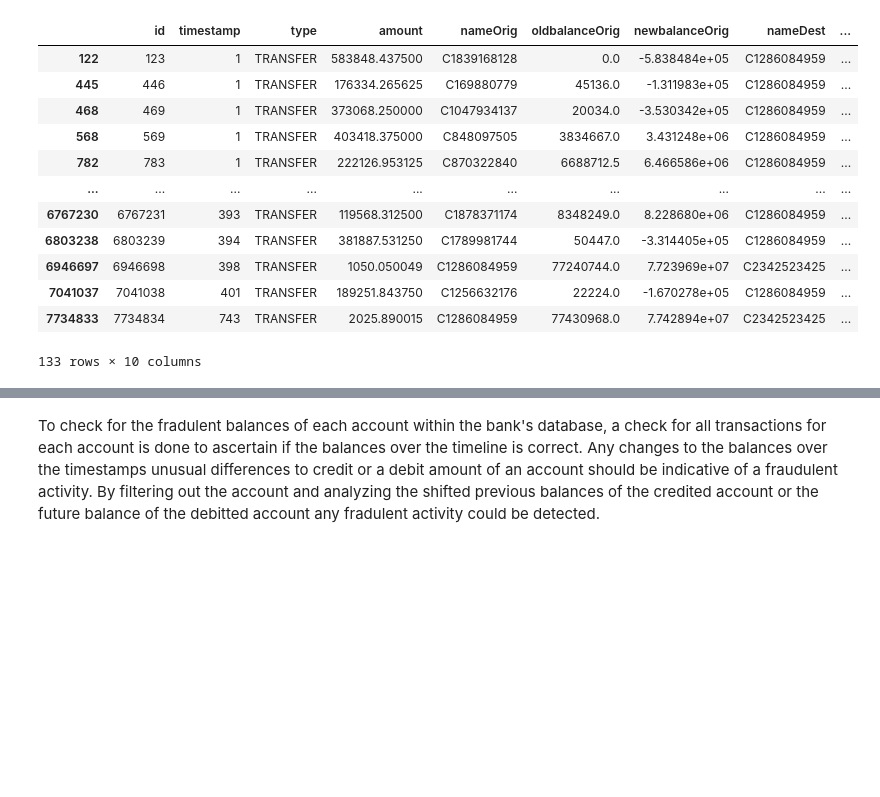
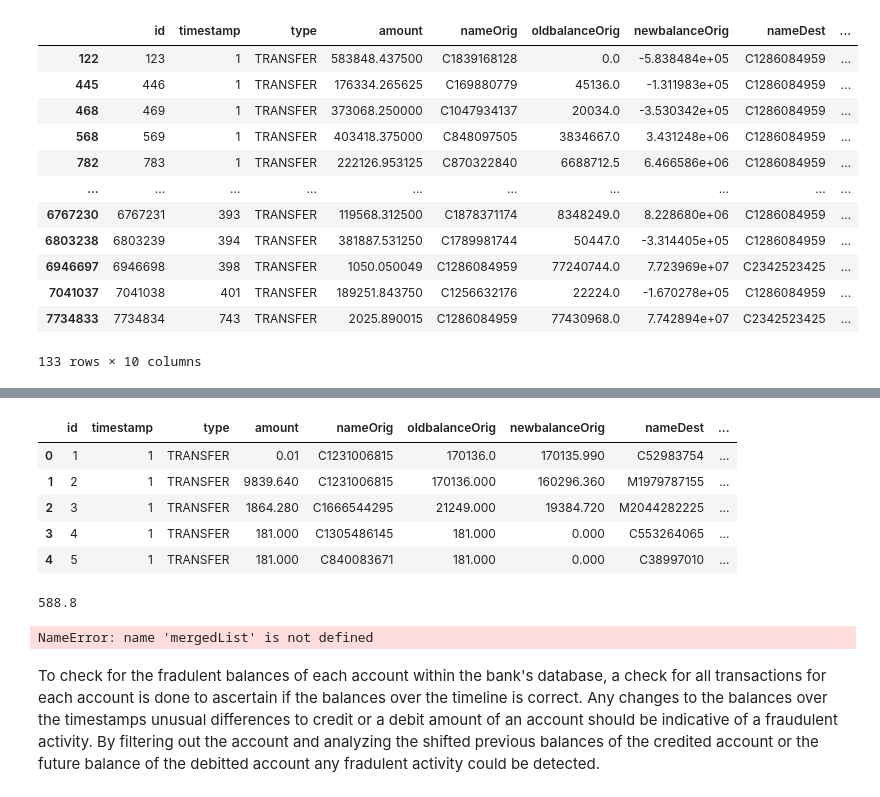
Before and after one commit to eboateng/FoDA, a Jupyter notebook: Assignment 1/Assignment1_group2.ipynb, the cells around one changed output, grey strips where cells are left out. Cells and saved outputs as stored; diff of their text form; code cells hidden in the pictures; blank space fills up the shorter version.

```diff
--- a/Assignment 1/Assignment1_group2.ipynb
+++ b/Assignment 1/Assignment1_group2.ipynb
@@ -583,26 +583,6 @@ if len(list_check) == 0:
     print('All accounts have transfer to C52983754')
 # %% [output]
 All accounts have transfer to C52983754
-# %%
-#df['s_oldbalanceOrig'] = df['oldbalanceOrig'].shift(-1)
-#df['s_newbalanceOrig'] = df['newbalanceOrig'].shift(-1)
-
-ls = []
-n = 0
-
-
-for accounts in origAcc:
-    acc = df.loc[(df['nameOrig'] == accounts) | (df['nameDest'] == accounts)]
-    #for a in acc.itertuples(index=True):
-    #    break
-        #print(a.id)
-        #if a.index:
-        #    print("ff")
-        #acc = df.loc[(df['nameOrig'] == accounts)]
-    if n == 300:
-        break
-    else:
-        n += 1
 # %%
 df.loc[(df['nameOrig'] == 'C1286084959')| (df['nameDest'] == 'C1286084959')]
 # %% [output]
@@ -634,0 +638,26 @@ acc.head()
+# %%
+Account = df.loc[(df['nameDest'] == name) | (df['nameOrig'] == name)]
+Account = Account.reset_index(drop=True) # reset the index
+if len(Account.index)>1:        #Check if length is sufficient enough to shift
+    for n in range(len(Account.index)):
+        if name not in fr:
+            if (Account.loc[n,'nameDest']== name and Account.loc[n+1,'nameDest']== name):
+                print(Account.loc[n, "nameDest"])
+                if abs(Account.loc[n+1,'oldbalanceDest'] - Account.loc[n,'newbalanceDest']) > 0.1:
+                    fr.append(name)
+            elif(Account.loc[n,'nameDest']== name and Account.loc[n+1,'nameOrig']== name):
+                if abs(Account.loc[n,'newbalanceDest'] - Account.loc[n+1,'oldbalanceOrig']) > 0.1:
+                    fr.append(name)
+            elif(Account.loc[n,'nameOrig']== name and Account.loc[n+1,'nameOrig']== name):
+                if abs(Account.loc[n,'newbalanceOrig'] - Account.loc[n+1,'oldbalanceOrig']) > 0.1:
+                    fr.append(name)
+            else:
+                if abs(Account.loc[n,'oldbalanceOrig'] - Account.loc[n+1,'newbalanceDest']) > 0.1:
+                    fr.append(name)
+# %% [output]
+|  | id | timestamp | type | amount | nameOrig | oldbalanceOrig | newbalanceOrig | nameDest | ... |
+| 0 | 1 | 1 | TRANSFER | 0.01 | C1231006815 | 170136.0 | 170135.990 | C52983754 | ... |
+| 1 | 2 | 1 | TRANSFER | 9839.640 | C1231006815 | 170136.000 | 160296.360 | M1979787155 | ... |
+| 2 | 3 | 1 | TRANSFER | 1864.280 | C1666544295 | 21249.000 | 19384.720 | M2044282225 | ... |
+| 3 | 4 | 1 | TRANSFER | 181.000 | C1305486145 | 181.000 | 0.000 | C553264065 | ... |
+| 4 | 5 | 1 | TRANSFER | 181.000 | C840083671 | 181.000 | 0.000 | C38997010 | ... |
@@ -635,3 +703,11 @@ acc.head()
+# %%
+abs(df.loc[226363,'oldbalanceDest'] - df.loc[426361,'oldbalanceDest'])   #== 'C2342523425'#)C2342523425
+# %% [output]
+588.8
+# %%
+del mergedList
+# %% [output]
+NameError: name 'mergedList' is not defined
 # %% [markdown]
 To check for the fradulent balances of each account within the bank's database, a check for all transactions for each account is done to ascertain if the balances over the timeline is correct. Any changes to the balances over the timestamps unusual differences to credit or a debit amount of an account should be indicative of a fraudulent activity. By filtering out the account and analyzing the shifted previous balances of the credited account or the future balance of the debitted account any fradulent activity could be detected.
 # %%
```
Also changed, not shown: parts of 13 cells of this notebook, 1 other file.
